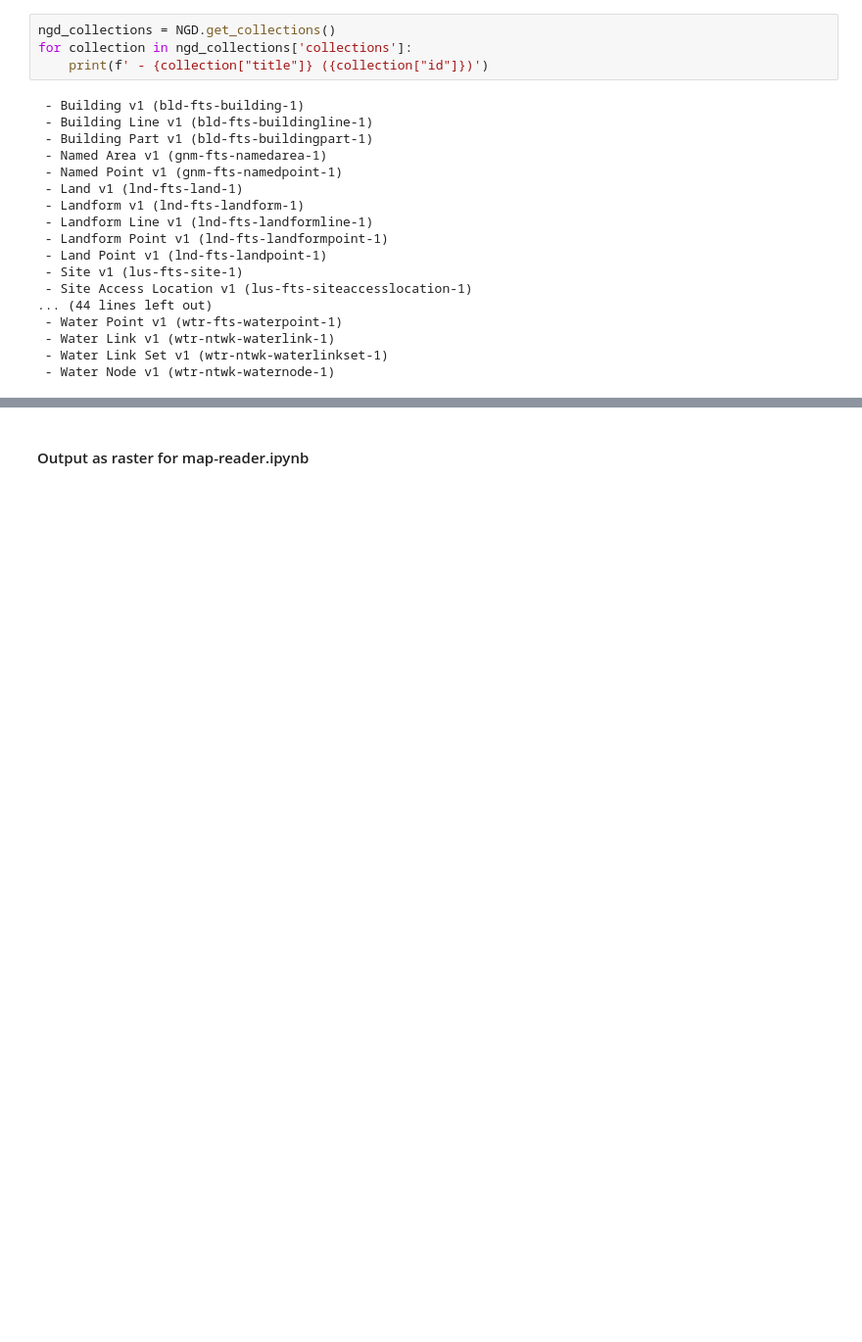
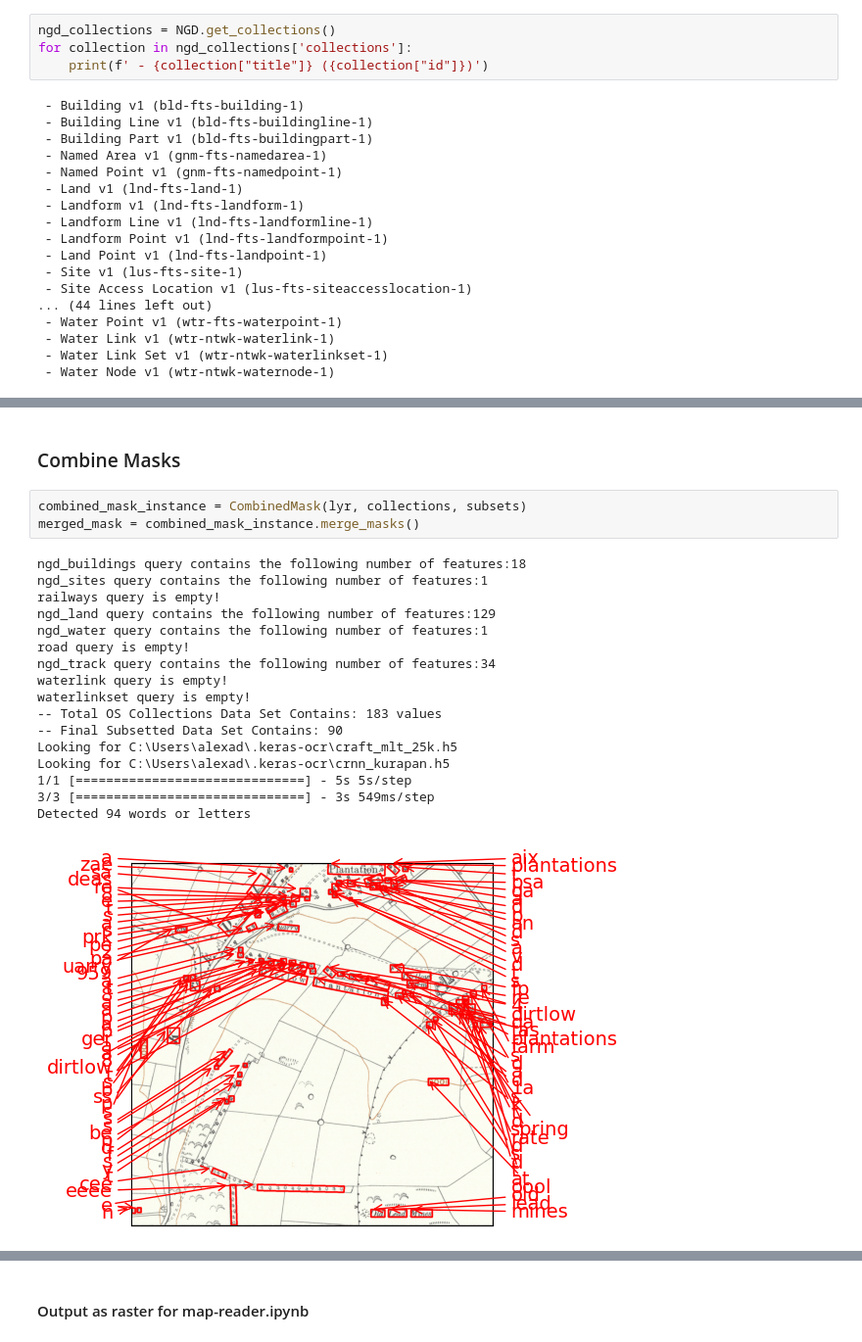
Before and after one commit to pdnpa/cnn-boundaries, a Jupyter notebook: notebooks/create-mask.ipynb, the cells around one changed output, grey strips where cells are left out. Shown at 98% size. Cells and saved outputs as stored; diff of their text form; blank space fills up the shorter version.

```diff
--- a/notebooks/create-mask.ipynb
+++ b/notebooks/create-mask.ipynb
@@ -102,0 +109,23 @@ error: OpenCV(4.8.1) D:\a\opencv-python\opencv-python\opencv\modules\imgproc\src
+# %% [markdown]
+### Combine Masks
+# %%
+combined_mask_instance = CombinedMask(lyr, collections, subsets)
+merged_mask = combined_mask_instance.merge_masks()
+# %% [output]
+ngd_buildings query contains the following number of features:18
+ngd_sites query contains the following number of features:1
+railways query is empty!
+ngd_land query contains the following number of features:129
+ngd_water query contains the following number of features:1
+road query is empty!
+ngd_track query contains the following number of features:34
+waterlink query is empty!
+waterlinkset query is empty!
+-- Total OS Collections Data Set Contains: 183 values
+-- Final Subsetted Data Set Contains: 90
+Looking for C:\Users\alexad\.keras-ocr\craft_mlt_25k.h5
+Looking for C:\Users\alexad\.keras-ocr\crnn_kurapan.h5
+1/1 [==============================] - 5s 5s/step
+3/3 [==============================] - 3s 549ms/step
+Detected 94 words or letters
+[figure, added]
```
Also changed, not shown: parts of 11 cells of this notebook, 3 other files.
